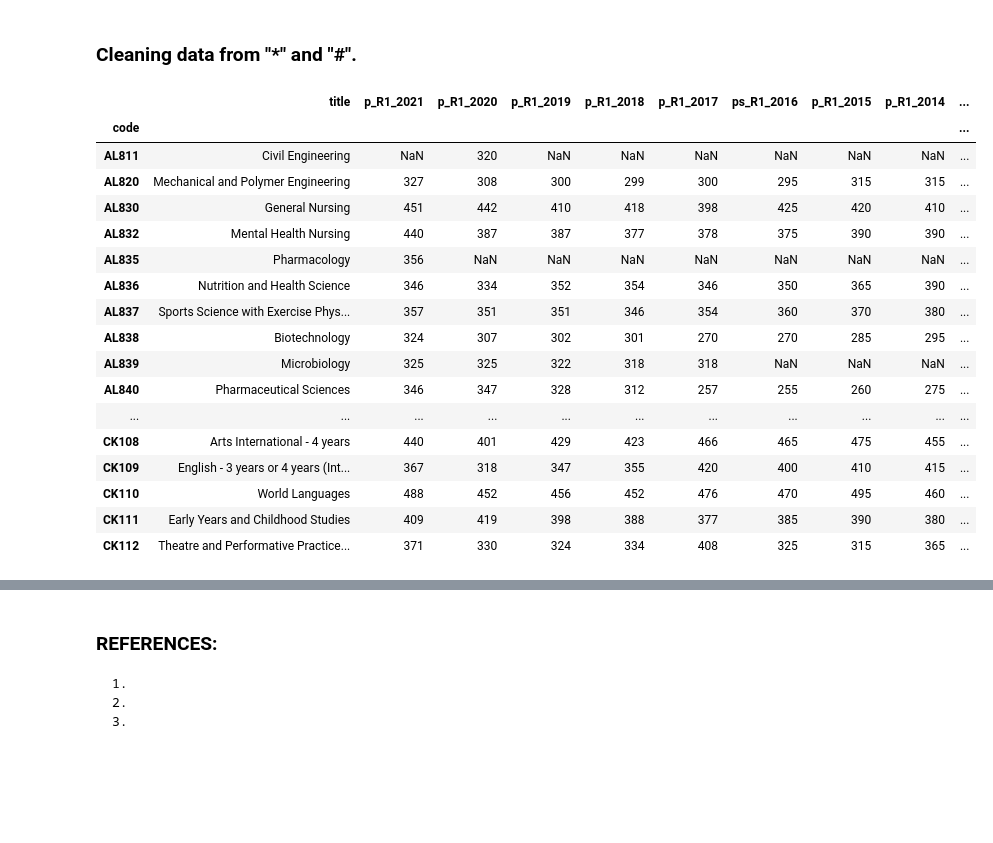
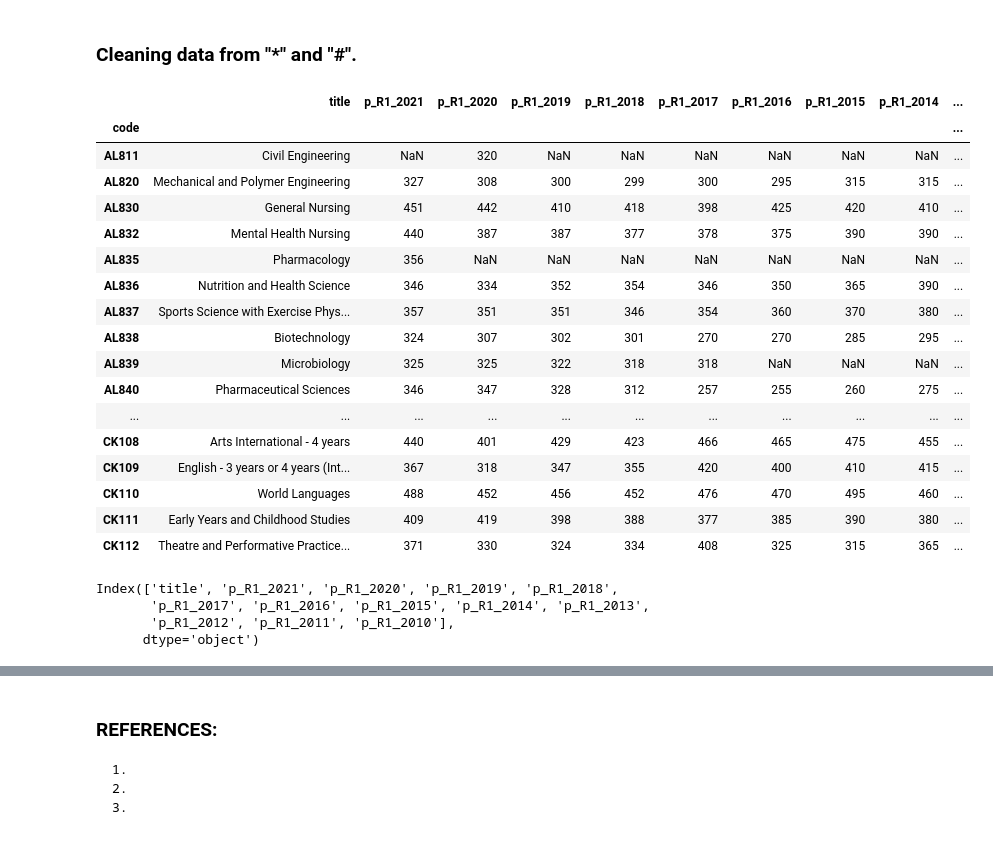
Before and after one commit to DracoNibilis/CAO_Points_Analysis, a Jupyter notebook: cao.ipynb, the cells around one changed output, grey strips where cells are left out. Saved outputs shown, nothing was run; the diff lists cells and outputs as text; code cells hidden in the pictures; blank space fills up the shorter version.

```diff
--- a/cao.ipynb
+++ b/cao.ipynb
@@ -893,6 +898,6 @@ allcourses.head()
 # Pull needed columns from 2016 Points Data Set.
 df2016_r1 = df2016[['Code', 'EOS']]
 # Set columns as 'code' and 'p_R1_2016'.
-df2016_r1.columns = ['code', 'ps_R1_2016']
+df2016_r1.columns = ['code', 'p_R1_2016']
 df2016_r1.head()
 # %% [output]
@@ -1164,11 +1169,11 @@ allcourses.head()
 ### Cleaning data from "*" and "#".
 # %%
 # Replace unwanted characters in whole data set.
-allcourses = allcourses.replace(['\*', '\#'],'',regex=True)
+allcourses = allcourses.replace(['\*', '\#', '\+'],'',regex=True)
 # Checking random lines.
 allcourses.iloc[50:100]
 # %% [output]
-|  | title | p_R1_2021 | p_R1_2020 | p_R1_2019 | p_R1_2018 | p_R1_2017 | ps_R1_2016 | p_R1_2015 | p_R1_2014 | ... |
+|  | title | p_R1_2021 | p_R1_2020 | p_R1_2019 | p_R1_2018 | p_R1_2017 | p_R1_2016 | p_R1_2015 | p_R1_2014 | ... |
 | code |  |  |  |  |  |  |  |  |  | ... |
 | AL811 | Civil Engineering | NaN | 320 | NaN | NaN | NaN | NaN | NaN | NaN | ... |
 | AL820 | Mechanical and Polymer Engineering | 327 | 308 | 300 | 299 | 300 | 295 | 315 | 315 | ... |
@@ -1186,3 +1191,12 @@ allcourses.iloc[50:100]
 | CK110 | World Languages | 488 | 452 | 456 | 452 | 476 | 470 | 495 | 460 | ... |
 | CK111 | Early Years and Childhood Studies | 409 | 419 | 398 | 388 | 377 | 385 | 390 | 380 | ... |
 | CK112 | Theatre and Performative Practice... | 371 | 330 | 324 | 334 | 408 | 325 | 315 | 365 | ... |
+# %%
+allcourses.describe()
+allcolumns = allcourses.columns
+allcolumns
+# %% [output]
+Index(['title', 'p_R1_2021', 'p_R1_2020', 'p_R1_2019', 'p_R1_2018',
+       'p_R1_2017', 'p_R1_2016', 'p_R1_2015', 'p_R1_2014', 'p_R1_2013',
+       'p_R1_2012', 'p_R1_2011', 'p_R1_2010'],
+      dtype='object')
```
Also changed, not shown: parts of 21 cells of this notebook, 20 other files.
